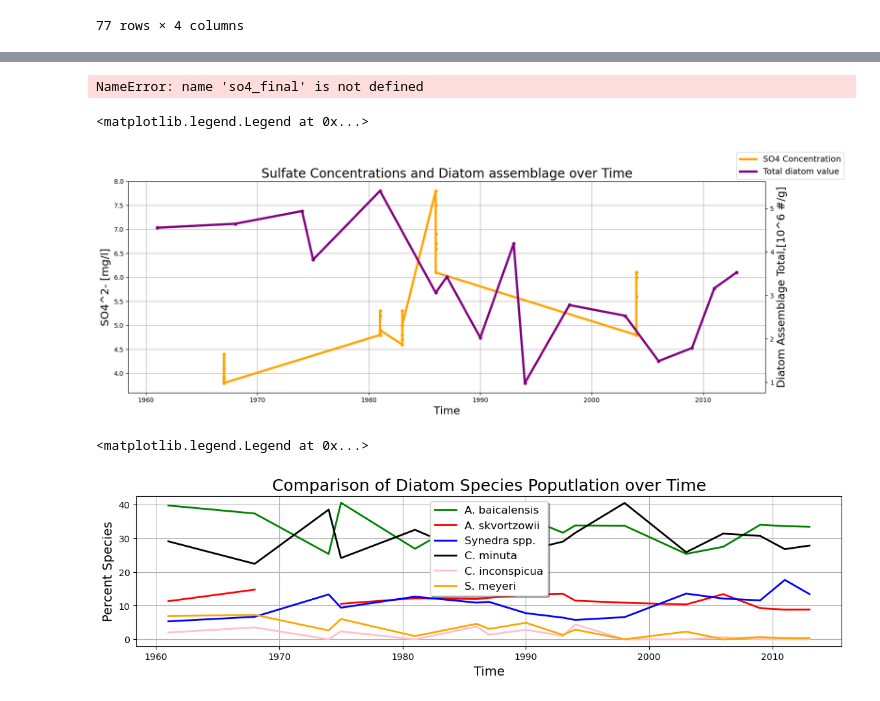
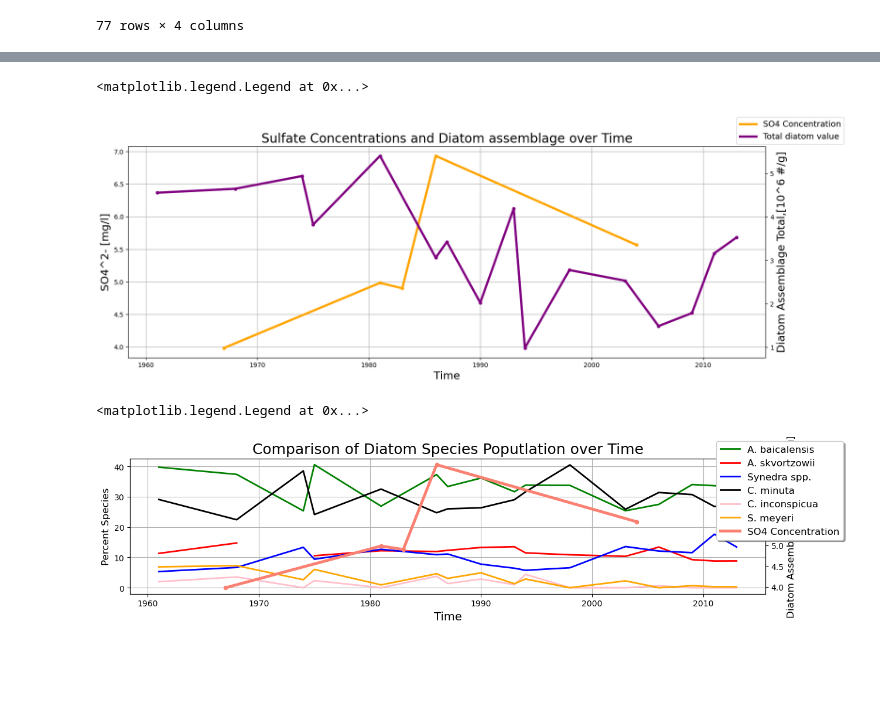
Before and after one commit to abeitz26/Beitz.A_FinalProject, a Jupyter notebook: final_graph1.ipynb, the cells around one changed output, grey strips where cells are left out. Cells and saved outputs as stored; diff of their text form; code cells hidden in the pictures; blank space fills up the shorter version.

Commit message:
got on graph

```diff
--- a/final_graph1.ipynb
+++ b/final_graph1.ipynb
@@ -123,9 +128,5 @@ so4_final = pd.DataFrame(so4conc, columns =['Date Start', 'Average [SO4]2- [mg/l
 # %%
-
 #indexing all needed variable for conciseness
-so4_conc = so4_df['[SO4]2- [mg/l]']
-dates_so4 = so4_df['Date/Time']
-
 so4_final_date = so4_final['Date Start']
 so4_final_conc = so4_final['Average [SO4]2- [mg/l]']
 
@@ -140,8 +141,6 @@ dia_ss = dia_df_short['Synedra spp. [%]'].values
 dia_cm = dia_df_short['C. minuta [%]'].values
 dia_ci = dia_df_short['C. inconspicua [%]'].values
 dia_sm = dia_df_short['S. meyeri [%]'].values
-# %% [output]
-NameError: name 'so4_final' is not defined
 # %%
 #two y axes https://www.statology.org/matplotlib-two-y-axes/
 
@@ -149,8 +148,8 @@ fig,ax = plt.subplots(figsize=(18,6))
 
 ax2 = ax.twinx()
 
-list1 = ax2.plot(dates_dia_tot, dia_tot, c='purple', linestyle='-', linewidth=3.5, marker=None, label= 'Total diatom value')
-list2 = ax.plot(so4_final_date, so4_final_conc, c='orange', linestyle='-', linewidth=3.5, marker=None,label = 'SO4 Concentration')
+ax2.plot(dates_dia_tot, dia_tot, c='purple', linestyle='-', linewidth=3.5, marker=None, label= 'Total diatom value')
+ax.plot(so4_final_date, so4_final_conc, c='orange', linestyle='-', linewidth=3.5, marker=None,label = 'SO4 Concentration')
 
 ax2.scatter(dates_dia_tot, dia_tot, s=20, c='purple')
 ax.scatter(so4_final_date, so4_final_conc, s=20, c='orange')
@@ -165,24 +164,30 @@ ax2.set_ylabel('Diatom Assemblage Total,[10^6 #/g]', fontsize=17)
 fig.legend(fontsize= 13)
 # %% [output]
 <matplotlib.legend.Legend at 0x...>
-[figure, old version]
+[figure, new version]
 # %%
 fig,ax = plt.subplots(figsize=(14,3))
+
+ax2 = ax.twinx()
 
 ax.plot(dates_dia_tot, dia_ab, c='green', linestyle='-', linewidth=2, marker=None, label= 'A. baicalensis')
 ax.plot(dates_dia_tot, dia_as, c='red', linestyle='-', linewidth=2, marker=None, label= 'A. skvortzowii')
 ax.plot(dates_dia_tot, dia_ss, c='blue', linestyle='-', linewidth=2, marker=None, label= 'Synedra spp.')
 ax.plot(dates_dia_tot, dia_cm, c='k', linestyle='-', linewidth=2, marker=None, label= 'C. minuta')
 ax.plot(dates_dia_tot, dia_ci, c='pink', linestyle='-', linewidth=2, marker=None, label= 'C. inconspicua')
 ax.plot(dates_dia_tot, dia_sm, c='orange', linestyle='-', linewidth=2, marker=None, label= 'S. meyeri')
 
+list2 = ax2.plot(so4_final_date, so4_final_conc, c='salmon', linestyle='-', linewidth=3.5, marker=None,label = 'SO4 Concentration')
+ax2.scatter(so4_final_date, so4_final_conc, s=20, c='salmon')
+
 ax.grid()
 
 ax.set_title('Comparison of Diatom Species Poputlation over Time', fontsize=18)
 ax.set_xlabel('Time', fontsize=14)
-ax.set_ylabel('Percent Species', fontsize=14)
+ax2.set_ylabel('Diatom Assemblage Total,[10^6 #/g]', fontsize=12)
+ax.set_ylabel('Percent Species', fontsize=12)
 
-ax.legend(loc='upper center',shadow=True, fontsize='large')
+fig.legend(shadow=True, fontsize='large')
 # %% [output]
 <matplotlib.legend.Legend at 0x...>
-[figure, old version]
+[figure, new version]
```
Also changed, not shown: parts of 1 cell of this notebook.
